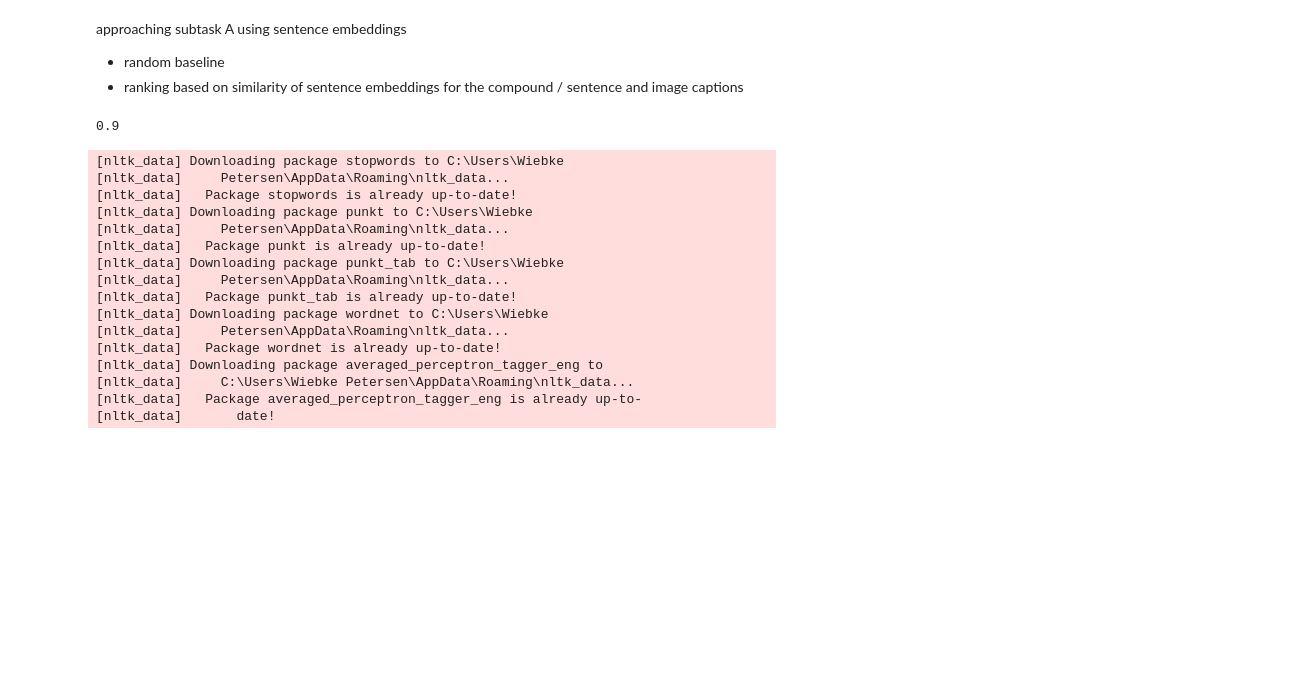
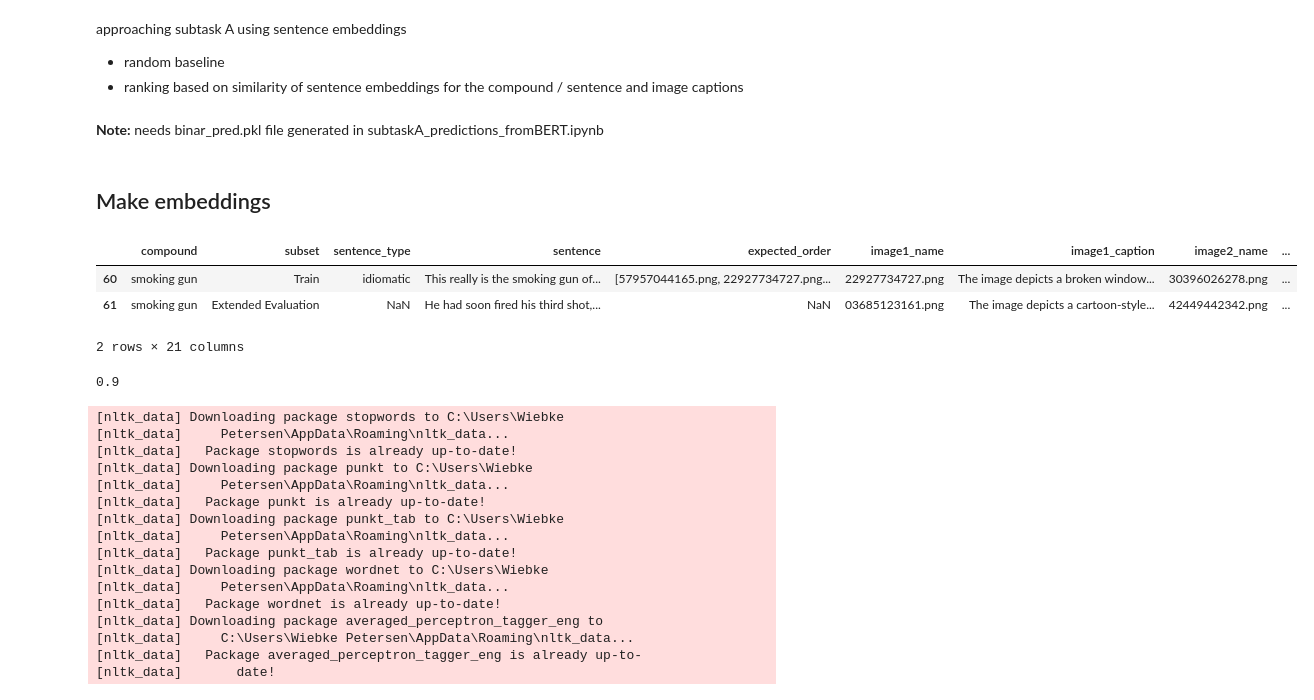
Before and after one commit to ViLoh99/transformer-semeval25, a Jupyter notebook: subtaskA_1_experiments.ipynb, the cells around one changed output. Drawn from its saved outputs; the diff is of its cells as text; code cells hidden in the pictures; blank space fills up the shorter version.

```diff
--- a/subtaskA_1_experiments.ipynb
+++ b/subtaskA_1_experiments.ipynb
@@ -3,6 +3,10 @@ approaching subtask A using sentence embeddings
 
 - random baseline
 - ranking based on similarity of sentence embeddings for the compound / sentence and image captions
+# %% [markdown]
+**Note:** needs binar_pred.pkl file generated in subtaskA_predictions_fromBERT.ipynb
+# %% [markdown]
+## Make embeddings
 # %%
 # read tsv file
 import csv
@@ -17,9 +21,10 @@ dataDirectory = "./data/"
 dataA_train = pd.read_csv(dataDirectory + "subtask_a_train.tsv", sep='\t')
 dataA_train['expected_order'] = dataA_train['expected_order'].apply(ast.literal_eval)
 dataA_dev = pd.read_csv(dataDirectory + "subtask_a_dev.tsv", sep='\t')
+dataA_xe = pd.read_csv(dataDirectory + "subtask_a_xe.tsv", sep='\t')
 dataA_test = pd.read_csv(dataDirectory +"subtask_a_test.tsv", sep='\t')
 
-dataA = pd.concat([dataA_train,dataA_dev,dataA_test])
+dataA = pd.concat([dataA_train,dataA_dev,dataA_test,dataA_xe])
 # reset index
 dataA = dataA.reset_index(drop=True)
 
@@ -59,6 +64,7 @@ for column in sentence_type_columns:
     dataA[column] = dataA[column].str.replace("’","'")
 
 
+#preprocessed = False
 preprocessed = True
 # %%
 # returns the dataframe sample and train (data items that have literal/idiomatic information given)
@@ -68,5 +74,12 @@ def only_train(dataA): # returns the dataframe sample and train (data items that
 # returns the dataframe of subset
 def only_subset(dataA, subset): # returns the dataframe sample and train (data items that have literal/idiomatic information given)
     return dataA[dataA["subset"] == subset]
+# %%
+dataA[dataA["compound"]=="smoking gun"]
+# %% [output]
+|  | compound | subset | sentence_type | sentence | expected_order | image1_name | image1_caption | image2_name | ... |
+| 60 | smoking gun | Train | idiomatic | This really is the smoking gun of... | [57957044165.png, 22927734727.png... | 22927734727.png | The image depicts a broken window... | 30396026278.png | ... |
+| 61 | smoking gun | Extended Evaluation | NaN | He had soon fired his third shot,... | NaN | 03685123161.png | The image depicts a cartoon-style... | 42449442342.png | ... |
+2 rows × 21 columns
 # %%
 # read in predicted idiomatic/literal prediction
```
Also changed, not shown: parts of 24 cells of this notebook, 2 other files.
